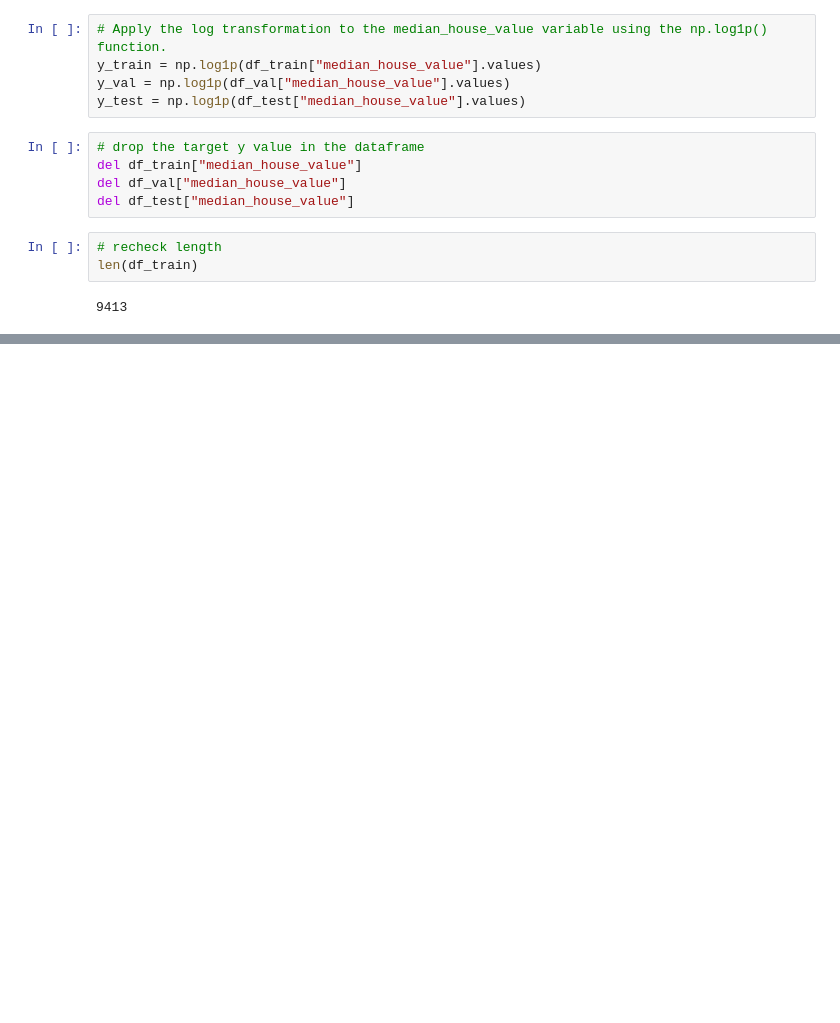
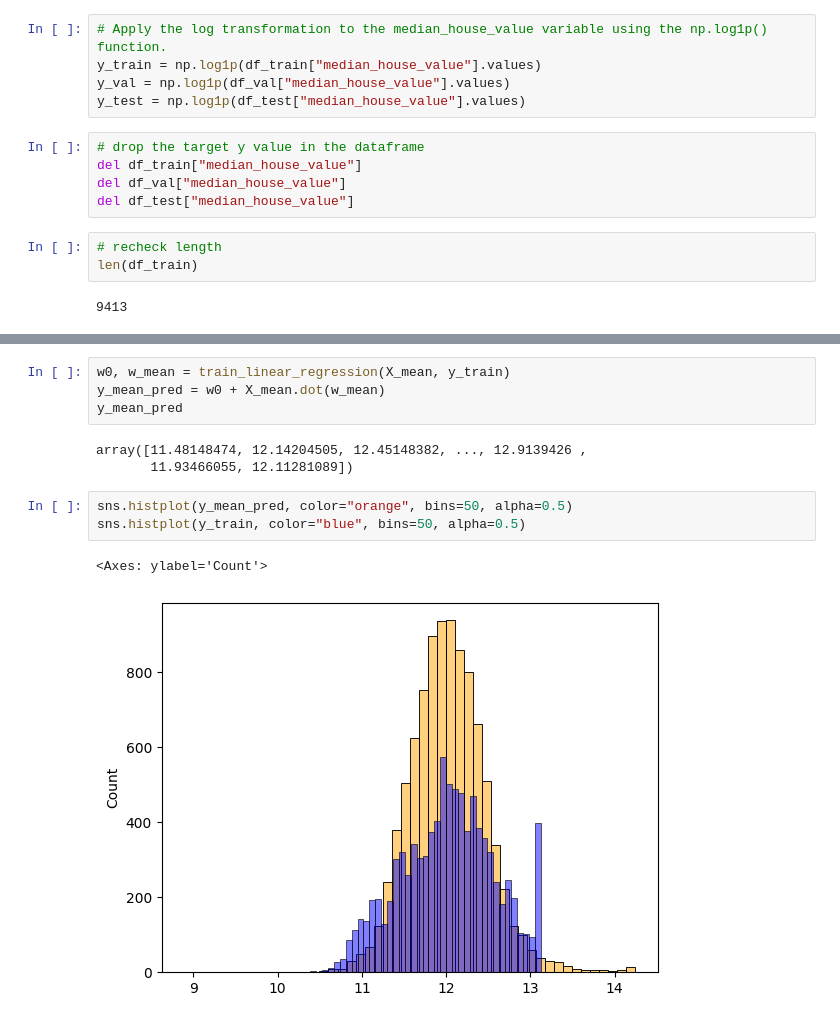
Before and after one commit to sarah-zhan/ml, a Jupyter notebook: week2/week2.ipynb, the cells around one changed output, grey strips where cells are left out. Drawn from its saved outputs; the diff is of its cells as text; blank space fills up the shorter version.

```diff
--- a/week2/week2.ipynb
+++ b/week2/week2.ipynb
@@ -228,0 +286,13 @@ len(df_train)
+# %%
+w0, w_mean = train_linear_regression(X_mean, y_train)
+y_mean_pred = w0 + X_mean.dot(w_mean)
+y_mean_pred
+# %% [output]
+array([11.48148474, 12.14204505, 12.45148382, ..., 12.9139426 ,
+       11.93466055, 12.11281089])
+# %%
+sns.histplot(y_mean_pred, color="orange", bins=50, alpha=0.5)
+sns.histplot(y_train, color="blue", bins=50, alpha=0.5)
+# %% [output]
+<Axes: ylabel='Count'>
+[figure, added]
```
Also changed, not shown: parts of 16 cells of this notebook, 1 other file.
